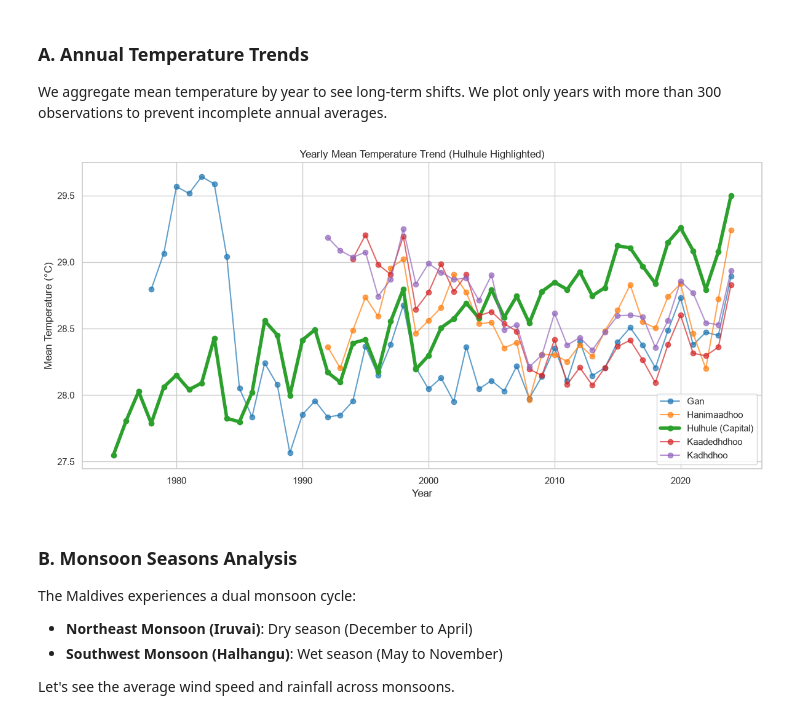
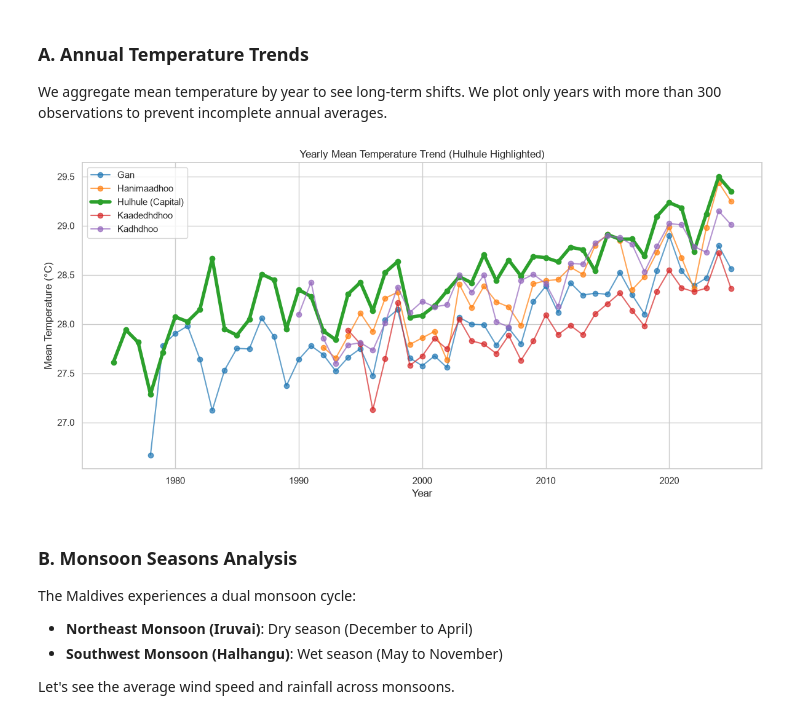
Before and after one commit to ajmals/met-weather-data-analysis, a Jupyter notebook: maldives_weather_exploration.ipynb, the cells around one changed output. Cells and saved outputs as stored; diff of their text form; code cells hidden in the pictures.

```diff
--- a/maldives_weather_exploration.ipynb
+++ b/maldives_weather_exploration.ipynb
@@ -56,19 +69,19 @@ Loaded Kadhdhoo : 12450 rows, range 1991-07-01 to 2025-07-31
 ## 2. Climatic Trends & Exploratory Data Analysis (EDA)
 We start by extracting summary statistics for temperatures and daily rainfall, comparing our main station (Hulhule) with other regional offices.
 # %%
-print('=== Summary Statistics for Temperature and Rainfall ===')
+print("=== Summary Statistics for Temperature and Rainfall ===")
 summary_stats = []
 for name, df in dfs.items():
     summary_stats.append({
-        'Station': name,
-        'Role': 'Capital Main' if name == 'Hulhule' else 'Regional',
-        'Mean Temp (°C)': df['mean_temp_degC'].mean(),
-        'Max Temp (°C)': df['max_temp_degC'].max(),
-        'Min Temp (°C)': df['min_temp_degC'].min(),
-        'Mean Daily Rainfall (mm)': df['rainfall_mm'].mean(),
-        'Total Rainfall (m)': df['rainfall_mm'].sum() / 1000
+        "Station": name,
+        "Role": "Capital Main" if name == "Hulhule" else "Regional",
+        "Mean Temp (°C)": df["mean_temp_c"].mean(),
+        "Max Temp (°C)": df["temp_max_c"].max(),
+        "Min Temp (°C)": df["temp_min_c"].min(),
+        "Mean Daily Rainfall (mm)": df["rainfall_mm"].mean(),
+        "Total Rainfall (m)": df["rainfall_mm"].sum() / 1000
     })
-summary_df = pd.DataFrame(summary_stats).set_index('Station')
+summary_df = pd.DataFrame(summary_stats).set_index("Station")
 summary_df.round(2)
 # %% [output]
 === Summary Statistics for Temperature and Rainfall ===
@@ -84,28 +97,28 @@ summary_df.round(2)
 We aggregate mean temperature by year to see long-term shifts. We plot only years with more than 300 observations to prevent incomplete annual averages.
 # %%
 plt.figure(figsize=(12, 6))
-colors = ['#1f77b4', '#ff7f0e', '#2ca02c', '#d62728', '#9467bd']
+colors = ["#1f77b4", "#ff7f0e", "#2ca02c", "#d62728", "#9467bd"]
 for (name, df), color in zip(dfs.items(), colors):
     # Aggregate by year
-    yearly = df.groupby(df['parsed_date'].dt.year)['mean_temp_degC'].mean()
-    counts = df.groupby(df['parsed_date'].dt.year)['mean_temp_degC'].count()
+    yearly = df.groupby(df["parsed_date"].dt.year)["mean_temp_c"].mean()
+    counts = df.groupby(df["parsed_date"].dt.year)["mean_temp_c"].count()
     valid_years = counts[counts > 300].index
     yearly = yearly.loc[valid_years]
 
     # Make Hulhule thicker/highlighted
-    linewidth = 4 if name == 'Hulhule' else 1.5
-    alpha = 1.0 if name == 'Hulhule' else 0.7
-    plt.plot(yearly.index, yearly.values, marker='o', label=f"{name} (Capital)" if name == 'Hulhule' else name,
+    linewidth = 4 if name == "Hulhule" else 1.5
+    alpha = 1.0 if name == "Hulhule" else 0.7
+    plt.plot(yearly.index, yearly.values, marker="o", label=f"{name} (Capital)" if name == "Hulhule" else name,
              color=color, linewidth=linewidth, alpha=alpha)
 
-plt.title('Yearly Mean Temperature Trend (Hulhule Highlighted)')
-plt.xlabel('Year')
-plt.ylabel('Mean Temperature (°C)')
+plt.title("Yearly Mean Temperature Trend (Hulhule Highlighted)")
+plt.xlabel("Year")
+plt.ylabel("Mean Temperature (°C)")
 plt.legend()
 plt.tight_layout()
 plt.show()
 # %% [output]
-[figure, old version]
+[figure, new version]
 # %% [markdown]
 ### B. Monsoon Seasons Analysis
 The Maldives experiences a dual monsoon cycle:
```
Also changed, not shown: parts of 10 cells of this notebook, 19 other files.
